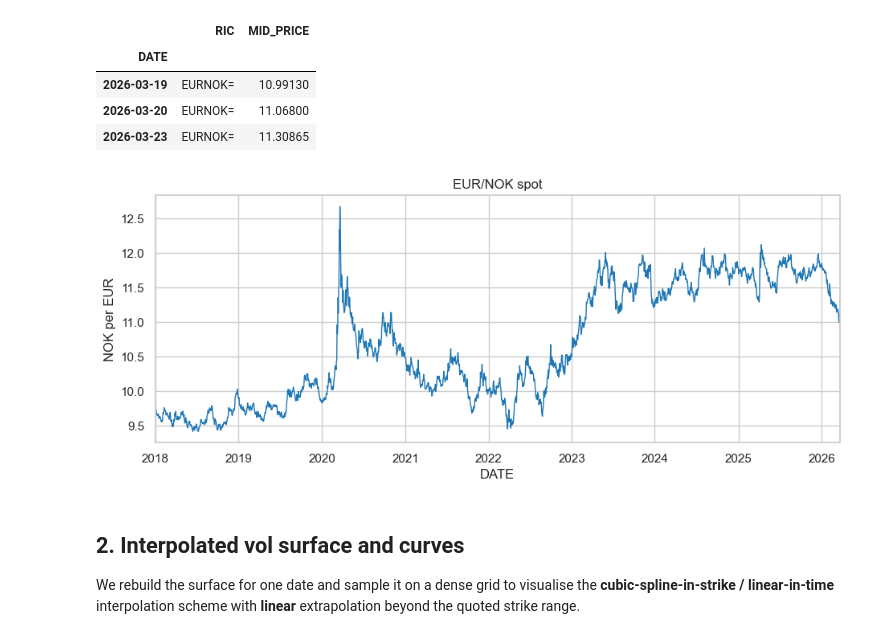
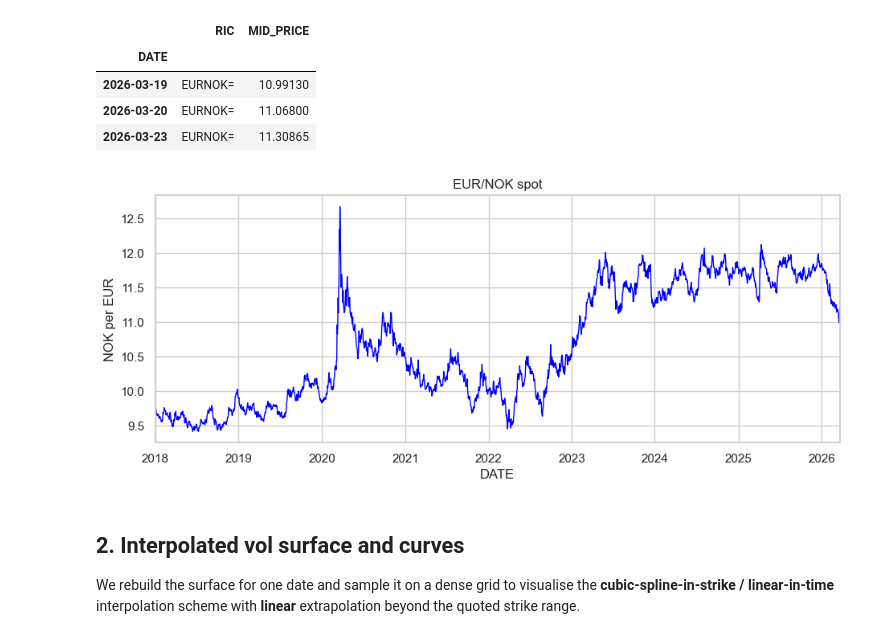
Before and after one commit to yessinemx/Trading-vol, a Jupyter notebook: notebooks/backtester.ipynb, the cells around one changed output. Drawn from its saved outputs; the diff is of its cells as text; code cells hidden in the pictures.

```diff
--- a/notebooks/backtester.ipynb
+++ b/notebooks/backtester.ipynb
@@ -71,12 +72,12 @@ Vol rows:     (1371087, 8) | maturities/day ~ 18.0
 | 2026-03-20 | EURNOK= | 11.06800 |
 | 2026-03-23 | EURNOK= | 11.30865 |
 # %%
-ax = bt._spot.loc["2018":, "MID_PRICE"].plot(color="#1f77b4", lw=1)
+ax = bt._spot.loc["2018":, "MID_PRICE"].plot(color="blue", lw=1)
 ax.set_title("EUR/NOK spot")
 ax.set_ylabel("NOK per EUR")
 plt.show()
 # %% [output]
-[figure, old version]
+[figure, new version]
 # %% [markdown]
 ## 2. Interpolated vol surface and curves
 
```
Also changed, not shown: parts of 4 cells of this notebook, 5 other files.
